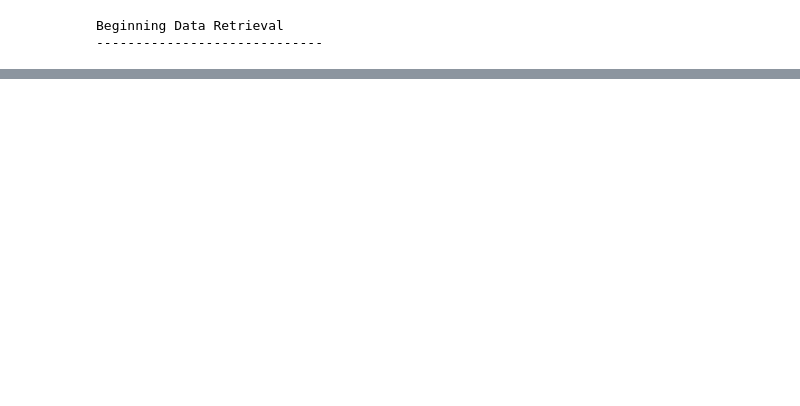
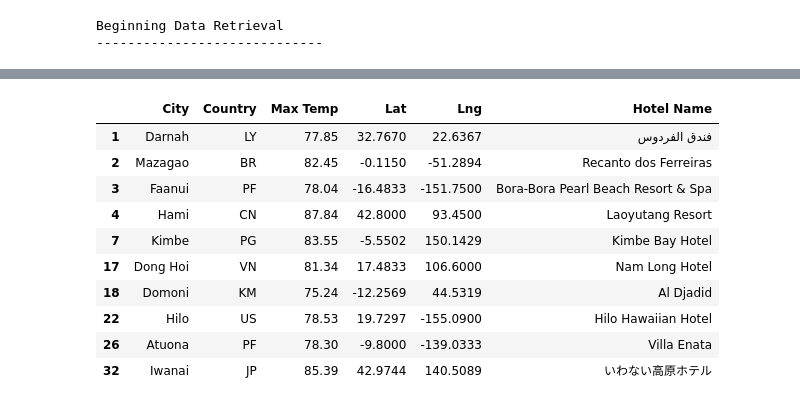
Before and after one commit to alesandelmoral/World_Weather_Analysis, a Jupyter notebook: WeatherPy.ipynb, the cells around one changed output, grey strips where cells are left out. Saved outputs shown, nothing was run; the diff lists cells and outputs as text; code cells hidden in the pictures; blank space fills up the shorter version.

```diff
--- a/WeatherPy.ipynb
+++ b/WeatherPy.ipynb
@@ -511,0 +572,26 @@ Enabling notebook extension jupyter-gmaps/extension...
+# %%
+# Set parameters to search for a hotel.
+params = {
+    "radius": 5000,
+    "type": "lodging",
+    "key": g_key
+}
+# %%
+# Iterate through the DataFrame.
+for index, row in hotel_df.iterrows():
+    # Get the latitude and longitude.
+    lat = row["Lat"]
+    lng = row["Lng"]
+
+    # Add the latitude and longitude to location key for the params dictionary.
+    params["location"] = f"{lat},{lng}"
+
+    # Use the search term: "lodging" and our latitude and longitude.
+    base_url = "https://maps.googleapis.com/maps/api/place/nearbysearch/json"
+    # Make request and get the JSON data from the search.
+    hotels = requests.get(base_url, params=params).json()
+    # Grab the first hotel from the results and store the name.
+    try:
+        hotel_df.loc[index, "Hotel Name"] = hotels["results"][0]["name"]
+    except (IndexError):
+        print("Hotel not found... skipping.")
@@ -512 +613,15 @@ Enabling notebook extension jupyter-gmaps/extension...
+# %%
+hotel_df.head(10)
+# %% [output]
+|  | City | Country | Max Temp | Lat | Lng | Hotel Name |
+| 1 | Darnah | LY | 77.85 | 32.7670 | 22.6367 | فندق الفردوس |
+| 2 | Mazagao | BR | 82.45 | -0.1150 | -51.2894 | Recanto dos Ferreiras |
+| 3 | Faanui | PF | 78.04 | -16.4833 | -151.7500 | Bora-Bora Pearl Beach Resort & Spa |
+| 4 | Hami | CN | 87.84 | 42.8000 | 93.4500 | Laoyutang Resort |
+| 7 | Kimbe | PG | 83.55 | -5.5502 | 150.1429 | Kimbe Bay Hotel |
+| 17 | Dong Hoi | VN | 81.34 | 17.4833 | 106.6000 | Nam Long Hotel |
+| 18 | Domoni | KM | 75.24 | -12.2569 | 44.5319 | Al Djadid |
+| 22 | Hilo | US | 78.53 | 19.7297 | -155.0900 | Hilo Hawaiian Hotel |
+| 26 | Atuona | PF | 78.30 | -9.8000 | -139.0333 | Villa Enata |
+| 32 | Iwanai | JP | 85.39 | 42.9744 | 140.5089 | いわない高原ホテル |
 # %%
```
Also changed, not shown: parts of 54 cells of this notebook, 3 other files.
